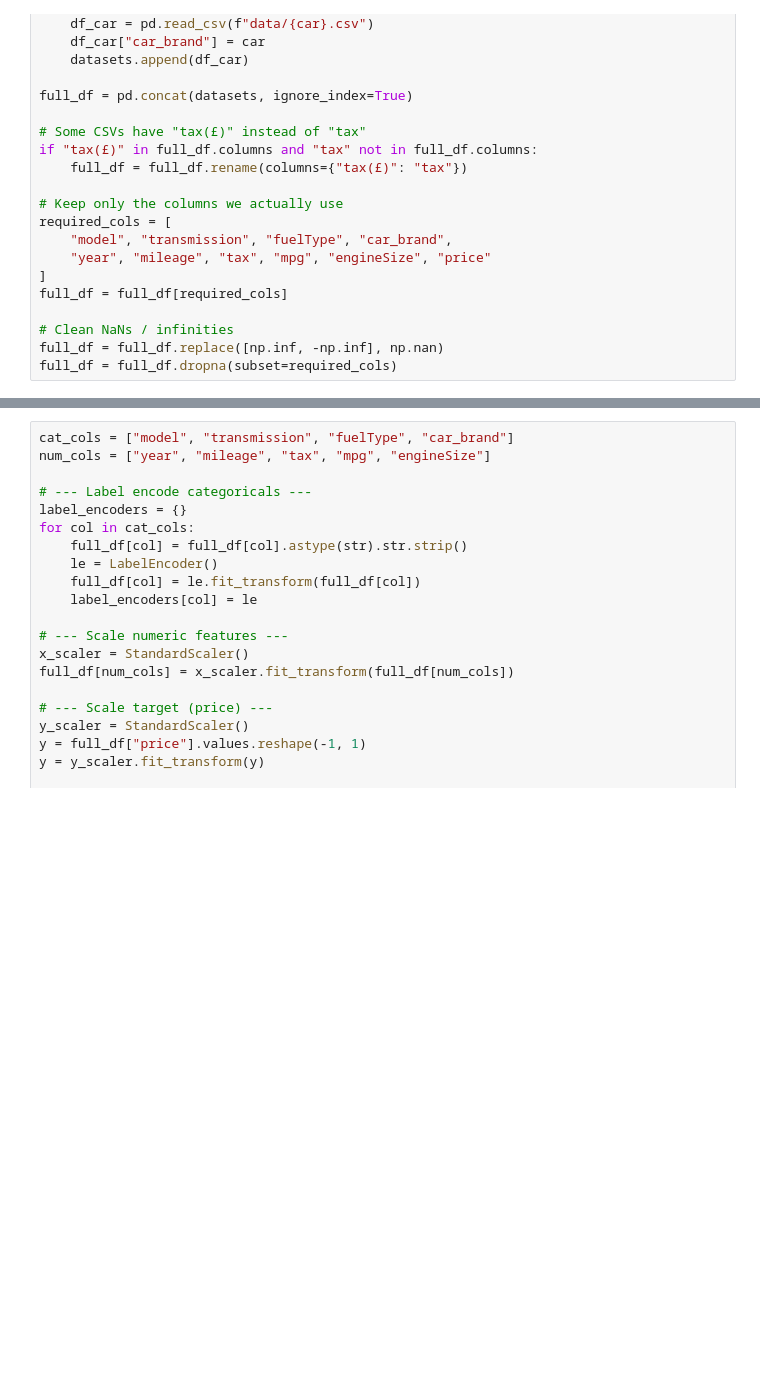
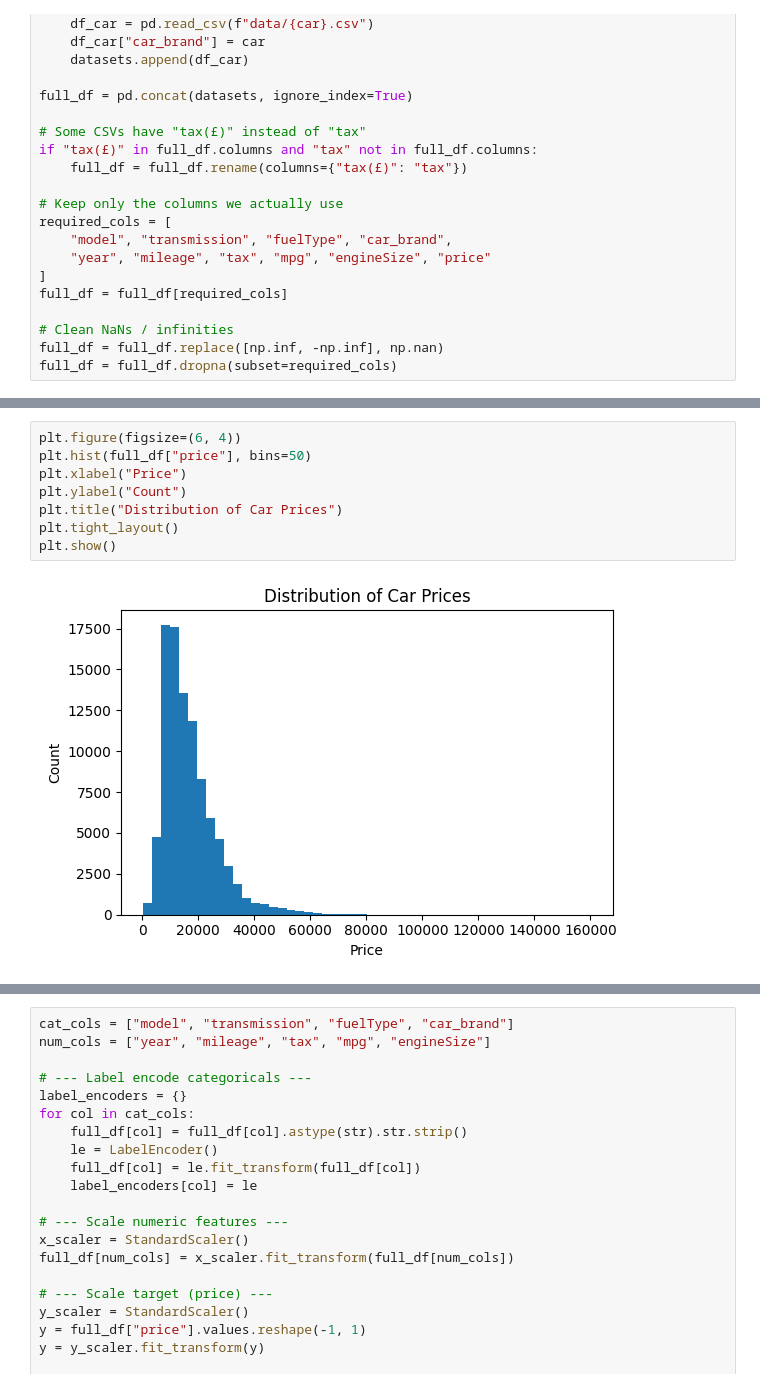
Before and after one commit to juanfp02/Developing-my-own-Neural-Networks, a Jupyter notebook: main.ipynb, the cells around one changed output, grey strips where cells are left out. Saved outputs shown, nothing was run; the diff lists cells and outputs as text; blank space fills up the shorter version.

```diff
--- a/main.ipynb
+++ b/main.ipynb
@@ -44,0 +127,10 @@ full_df = full_df.dropna(subset=required_cols)
+# %%
+plt.figure(figsize=(6, 4))
+plt.hist(full_df["price"], bins=50)
+plt.xlabel("Price")
+plt.ylabel("Count")
+plt.title("Distribution of Car Prices")
+plt.tight_layout()
+plt.show()
+# %% [output]
+[figure, added]
```
Also changed, not shown: parts of 28 cells of this notebook, 3 other files.
